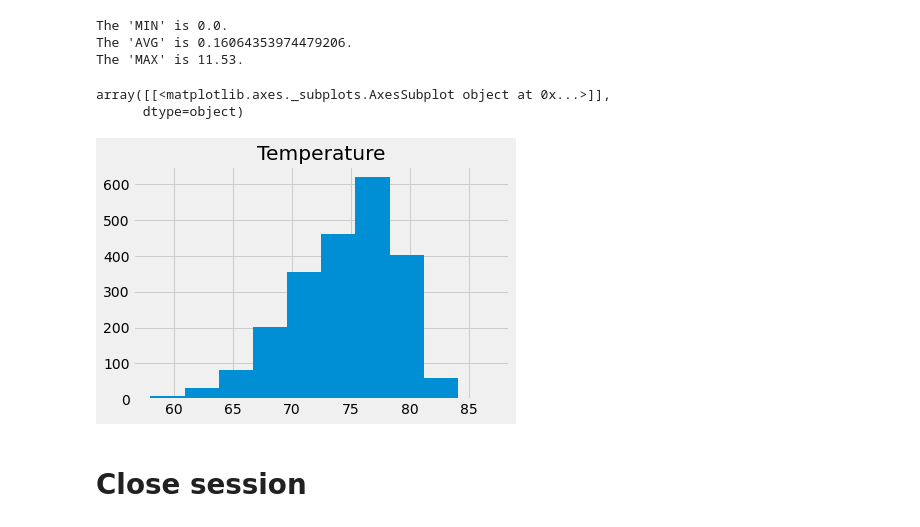
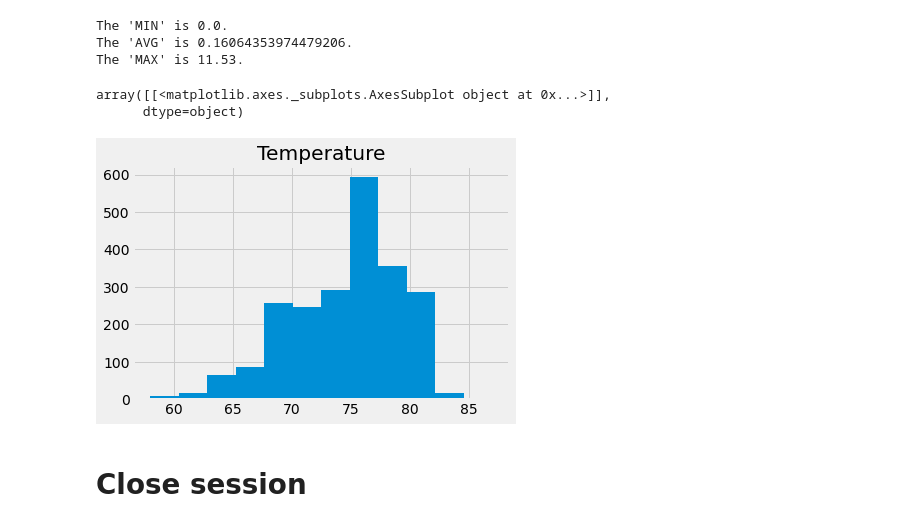
Before and after one commit to jforbis/sqlalchemy-challenge, a Jupyter notebook: climate_starter.ipynb, the cells around one changed output. Saved outputs shown, nothing was run; the diff lists cells and outputs as text; code cells hidden in the pictures.

```diff
--- a/climate_starter.ipynb
+++ b/climate_starter.ipynb
@@ -167,22 +167,22 @@ The 'MAX' is 11.53.
 # %%
 # Using the most active station id
 # Query the last 12 months of temperature observation data for this station and plot the results as a histogram
 measurement_table_col2nd = (measurements.date, measurements.tobs)
 most_active_12mo = session.query(*measurement_table_col2nd).filter(measurements.date >=recent_date_minus1year).all()
 # Creating dataframe with datay from query
 most_active_12mo_df = pd.DataFrame(most_active_12mo, columns=("Date", "Temperature"))
 # Droping NA values
 most_active_12mo_df = most_active_12mo_df.dropna()
 # Setting index to 'Date' column
 most_active_12mo_df.set_index("Date", inplace=True)
 # Sorting the index so it's in order by date
 most_active_12mo_df = most_active_12mo_df.sort_index()
 # Plotting data to histogram
-most_active_12mo_df.hist()
+most_active_12mo_df.hist(bins=12)
 # %% [output]
 array([[<matplotlib.axes._subplots.AxesSubplot object at 0x...>]],
       dtype=object)
-[figure, old version]
+[figure, new version]
 # %% [markdown]
 # Close session
 # %%
```
